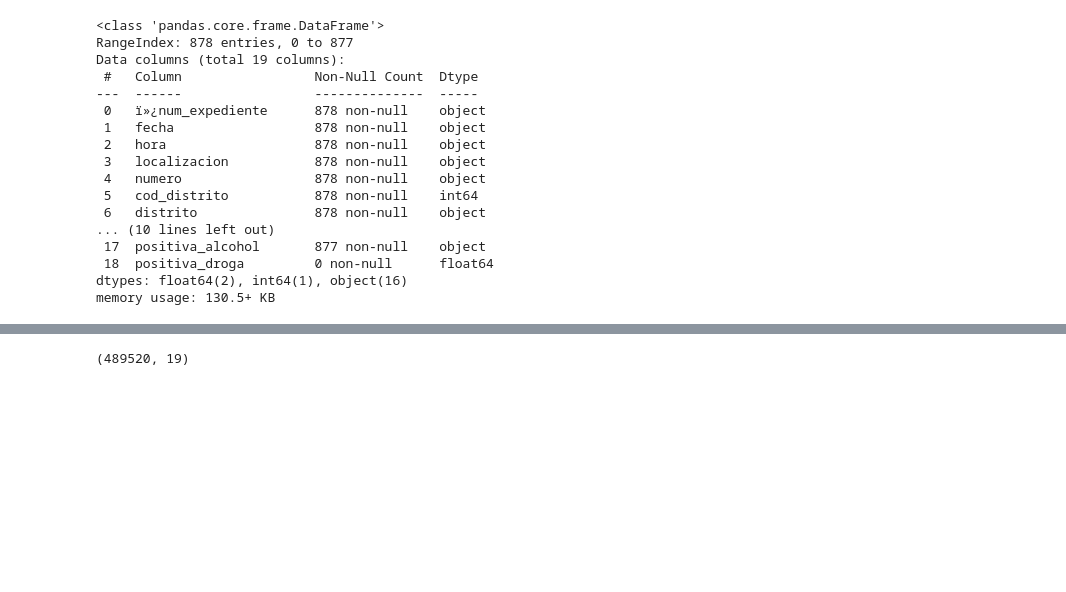
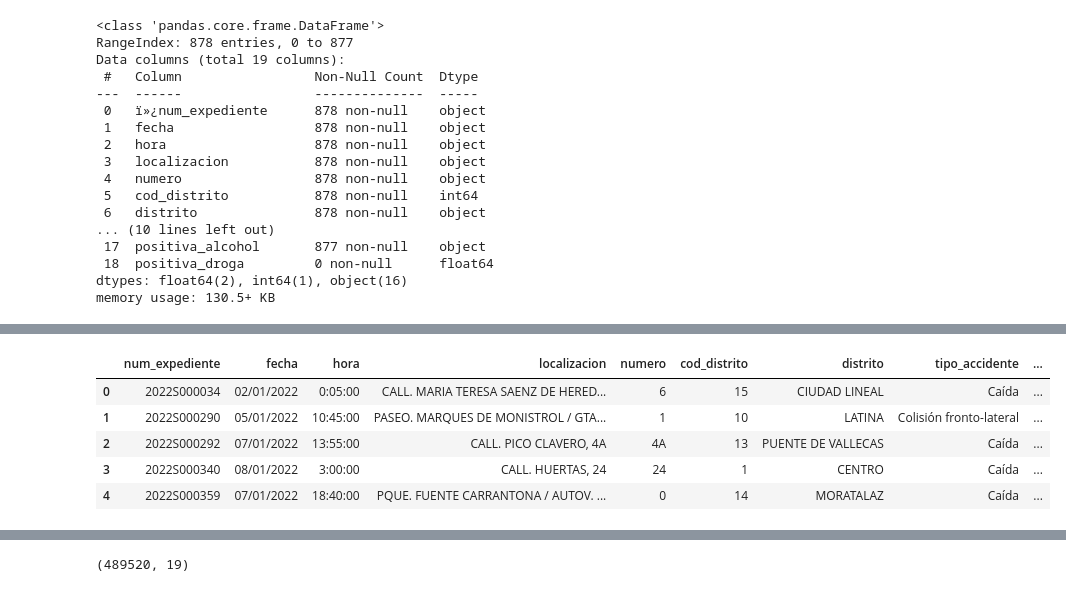
Before and after one commit to luisgh87/bicimad_final_project, a Jupyter notebook: data_cleansing.ipynb, the cells around one changed output, grey strips where cells are left out. Cells and saved outputs as stored; diff of their text form; code cells hidden in the pictures; blank space fills up the shorter version.

```diff
--- a/data_cleansing.ipynb
+++ b/data_cleansing.ipynb
@@ -89,6 +89,19 @@ df.head()
 | 2 | 2022S000292 | 07/01/2022 | 13:55:00 | CALL. PICO CLAVERO, 4A | 4A | 13 | PUENTE DE VALLECAS | Caída | ... |
 | 3 | 2022S000340 | 08/01/2022 | 3:00:00 | CALL. HUERTAS, 24 | 24 | 1 | CENTRO | Caída | ... |
 | 4 | 2022S000359 | 07/01/2022 | 18:40:00 | PQUE. FUENTE CARRANTONA / AUTOV. ... | 0 | 14 | MORATALAZ | Caída | ... |
+# %%
+# cambiar los nombres de las columnas "	ï»¿num_expediente" y "estado_meteorolÃ³gico" por "num_expediente" y "estado_meteorologico"
+
+df.rename(columns={'ï»¿num_expediente':'num_expediente', 'estado_meteorolÃ³gico':'estado_meteorologico'}, inplace=True)
+
+df.head()
+# %% [output]
+|  | num_expediente | fecha | hora | localizacion | numero | cod_distrito | distrito | tipo_accidente | ... |
+| 0 | 2022S000034 | 02/01/2022 | 0:05:00 | CALL. MARIA TERESA SAENZ DE HERED... | 6 | 15 | CIUDAD LINEAL | Caída | ... |
+| 1 | 2022S000290 | 05/01/2022 | 10:45:00 | PASEO. MARQUES DE MONISTROL / GTA... | 1 | 10 | LATINA | Colisión fronto-lateral | ... |
+| 2 | 2022S000292 | 07/01/2022 | 13:55:00 | CALL. PICO CLAVERO, 4A | 4A | 13 | PUENTE DE VALLECAS | Caída | ... |
+| 3 | 2022S000340 | 08/01/2022 | 3:00:00 | CALL. HUERTAS, 24 | 24 | 1 | CENTRO | Caída | ... |
+| 4 | 2022S000359 | 07/01/2022 | 18:40:00 | PQUE. FUENTE CARRANTONA / AUTOV. ... | 0 | 14 | MORATALAZ | Caída | ... |
 # %%
 # hacer una funcion que convierta todos los strings a minusculas del dataframe
 
```
Also changed, not shown: parts of 1 cell of this notebook.
